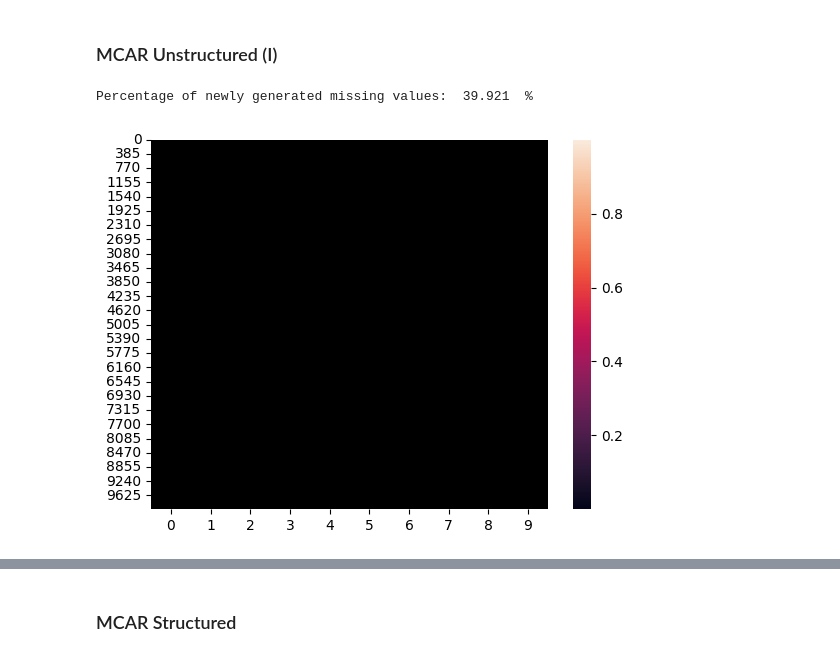
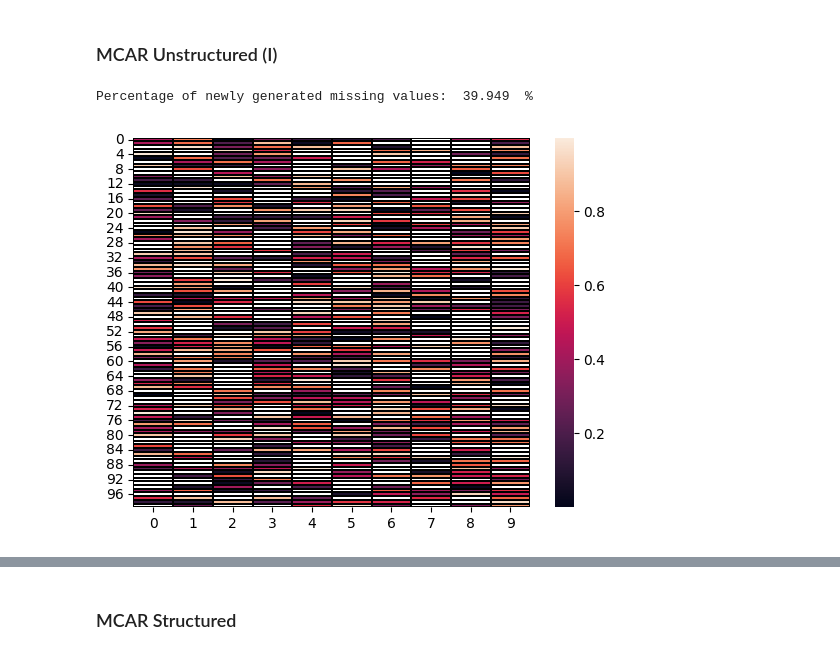
Before and after one commit to arvindkalyan/structured_missingness, a Jupyter notebook: test_coeffs.ipynb, the cells around one changed output, grey strips where cells are left out. Drawn from its saved outputs; the diff is of its cells as text; code cells hidden in the pictures.

```diff
--- a/test_coeffs.ipynb
+++ b/test_coeffs.ipynb
@@ -141,8 +320,8 @@ def plot_mask_corr(mask, pattern_name):
 # ax = sns.heatmap(X_mcar, mask=R_mcar==1, linewidths=0.005, linecolor='black')
 # %%
 num_tests = range(1)
-# X_complete_cont = np.random.rand(10000, 10)
-X_complete_cont = np.random.rand(100, 10)
+X_complete_cont = np.random.rand(10000, 10)
+# X_complete_cont = np.random.rand(5, 5)
 # %%
 from simulate import simulate_nan
 # %% [markdown]
@@ -152,15 +331,15 @@ from simulate import simulate_nan
 # %%
 for i in num_tests:
     X_miss_mcar_U = simulate_nan(X_complete_cont, p_miss=0.4, mecha="MCAR")
 
     X_mcar_U = X_miss_mcar_U['X_incomp']
     R_mcar_U = X_miss_mcar_U['mask']
 
 print("Percentage of newly generated missing values: ", (R_mcar_U.sum())/np.prod(R_mcar_U.shape)*100, " %")
-ax = sns.heatmap(X_mcar_U, mask=R_mcar_U==1, linewidths=0.005, linecolor='black')
+ax = sns.heatmap(X_mcar_U[:100], mask=R_mcar_U[:100]==1, linewidths=0.005, linecolor='black')
 # %% [output]
-Percentage of newly generated missing values:  39.921  %
+Percentage of newly generated missing values:  39.949  %
-[figure, old version]
+[figure, new version]
 # %%
 plot_mask_corr(R_mcar_U, "MCAR-U")
 # %% [output]
```
Also changed, not shown: parts of 46 cells of this notebook, 3 other files.
